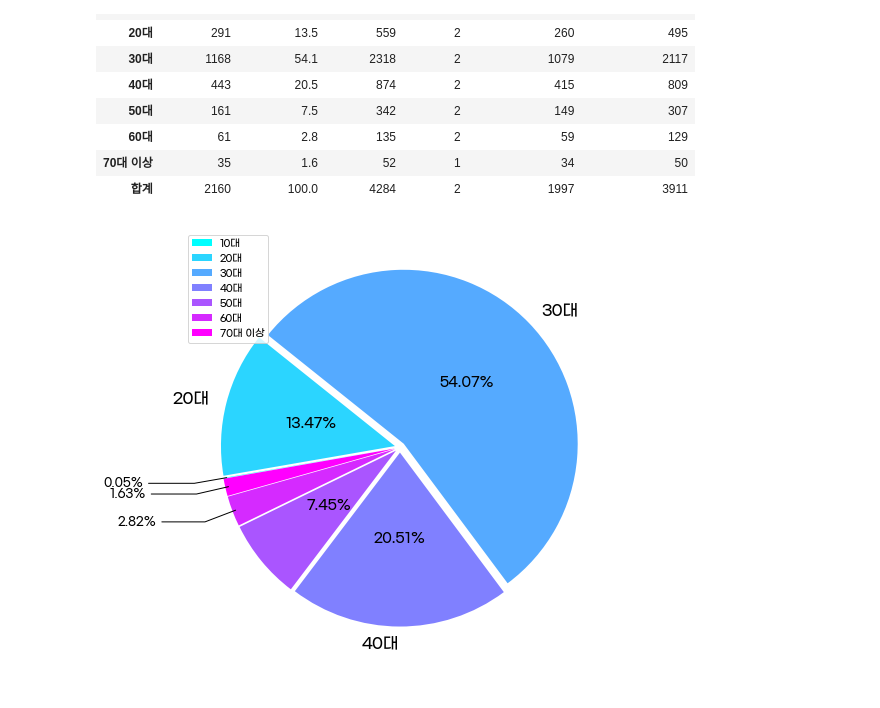
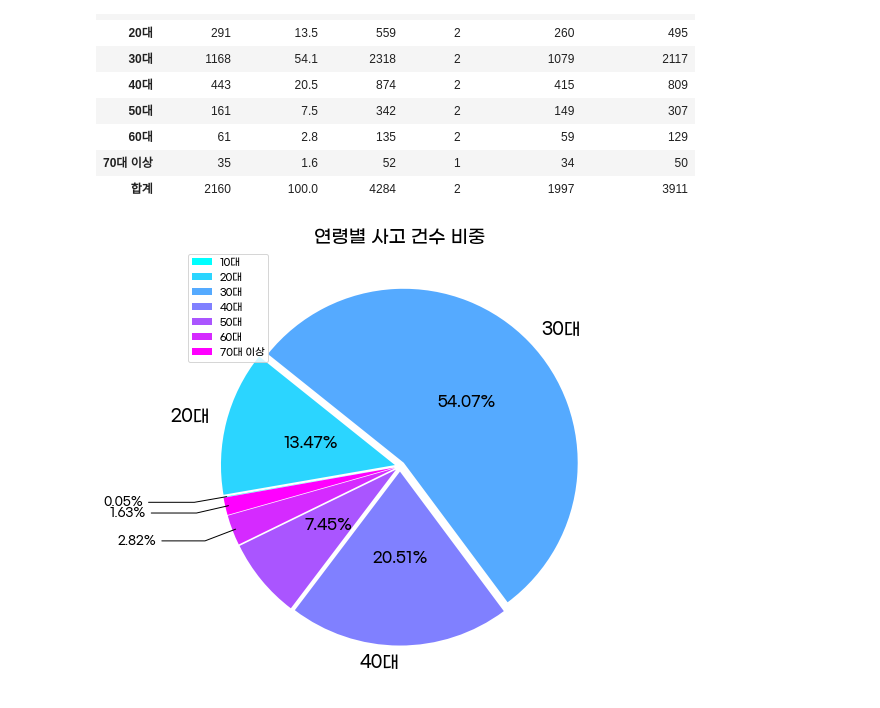
Before and after one commit to Minah-Seong/Project_Can, a Jupyter notebook: 전세보증금반환보증 사고건수_피해액.ipynb, the cells around one changed output. Cells and saved outputs as stored; diff of their text form; code cells hidden in the pictures.

```diff
--- a/전세보증금반환보증 사고건수_피해액.ipynb
+++ b/전세보증금반환보증 사고건수_피해액.ipynb
@@ -55,7 +55,7 @@ deposit = ax.pie(df_per,
                  explode=explode,
                  startangle=190,
                  counterclock=False,
-                 textprops = {'fontsize':16})
+                 textprops = {'fontsize':17})
 
 total=np.sum(df_per)
 
@@ -70,32 +70,33 @@ for i,l in enumerate(labels):
     ang1, ang2 = ax.patches[i].theta1, ax.patches[i].theta2 ## 파이의 시작 각도와 끝 각도
     center, r = ax.patches[i].center, ax.patches[i].r ## 원의 중심 좌표와 반지름길이
 
     if i < len(labels) - 1:
         sum_pct += float(f'{df_per[i]/total*100:.2f}')
         text = f'{df_per[i]/total*100:.2f}%'
     else:
         text = f'{100-sum_pct:.2f}%'
 
     ## 비율 상한선보다 작은 것들은 Annotation으로 만든다.
     if df_per[i]/total*100 < threshold:
         ang = (ang1+ang2)/2 ## 중심각
         x = np.cos(np.deg2rad(ang)) ## Annotation의 끝점에 해당하는 x좌표
         y = np.sin(np.deg2rad(ang)) ## Annotation의 끝점에 해당하는 y좌표
 
         ## x좌표가 양수이면 즉 y축을 중심으로 오른쪽에 있으면 왼쪽 정렬
         ## x좌표가 음수이면 즉 y축을 중심으로 왼쪽에 있으면 오른쪽 정렬
         horizontalalignment = {-1: "right", 1: "left"}[int(np.sign(x))]
         connectionstyle = "angle,angleA=0,angleB={}".format(ang) ## 시작점과 끝점 연결 스타일
         config["arrowprops"].update({"connectionstyle": connectionstyle}) ##
         ax.annotate(text, xy=(x, y), xytext=(1.5*x, 1.2*y),
                     horizontalalignment=horizontalalignment,
                     fontsize=12, **config,)
     else:
         x = (r/2)*np.cos(np.pi/180*((ang1+ang2)/2)) + center[0] ## 텍스트 x좌표
         y = (r/2)*np.sin(np.pi/180*((ang1+ang2)/2)) + center[1] ## 텍스트 y좌표
-        ax.text(x,y,text,ha='center',va='center',fontsize=14)
+        ax.text(x,y,text,ha='center',va='center',fontsize=15)
 
+plt.title('연령별 사고 건수 비중',size=18)
 plt.legend(deposit[0],labels,loc='upper left') ## 범례
 plt.show()
 # %% [output]
-[figure, old version]
+[figure, new version]
```
Also changed, not shown: parts of 1 cell of this notebook, 2 other files.
